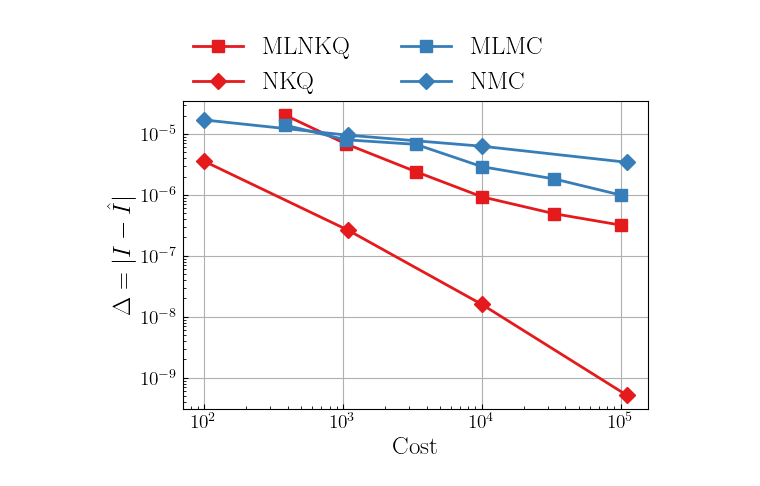
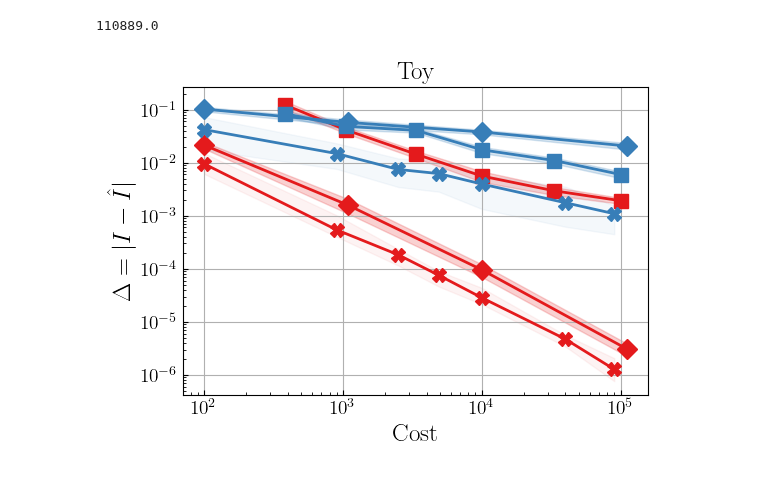
Before and after one commit to hudsonchen/nest_bq, a Jupyter notebook: plotting_notebooks/toy_mlmc.ipynb, the cells around one changed output. Cells and saved outputs as stored; diff of their text form; code cells hidden in the pictures.

```diff
--- a/plotting_notebooks/toy_mlmc.ipynb
+++ b/plotting_notebooks/toy_mlmc.ipynb
@@ -53,17 +53,19 @@ An NVIDIA GPU may be present on this machine, but a CUDA-enabled jaxlib is not i
 # %%
 scale = 6000
-I_multi_level['MC'][0] = np.mean(I_multi_level['MC'][0], axis=1)/ scale
+I_multi_level['MC'][0] = np.mean(I_multi_level['MC'][0], axis=1)
 I_multi_level['MC'][1] = np.mean(I_multi_level['MC'][1], axis=1)
-I_multi_level['KQ'][0] = np.mean(I_multi_level['KQ'][0], axis=1)/ scale
+I_multi_level['MC'][2] = np.std(I_multi_level['MC'][2], axis=1) / np.sqrt(len(seed_numbers))
+I_multi_level['KQ'][0] = np.mean(I_multi_level['KQ'][0], axis=1)
 I_multi_level['KQ'][1] = np.mean(I_multi_level['KQ'][1], axis=1)
+I_multi_level['KQ'][2] = np.std(I_multi_level['KQ'][2], axis=1) / np.sqrt(len(seed_numbers))
 # %%
 # List of seed numbers you want to loop over
 seed_numbers = range(0, 40)  # Adjust this range as needed
 eps_list = [0.1, 0.03, 0.01, 0.003]  # Adjust this list as needed
 multi_level = 'False'
 
-I_single_level = {'KQ': [np.zeros((len(eps_list), len(seed_numbers))), np.zeros((len(eps_list), len(seed_numbers)))],
-                 'MC': [np.zeros((len(eps_list), len(seed_numbers))), np.zeros((len(eps_list), len(seed_numbers)))]}
+I_single_level = {'KQ': [np.zeros((len(eps_list), len(seed_numbers))), np.zeros((len(eps_list), len(seed_numbers))), np.zeros((len(eps_list), len(seed_numbers)))],
+                 'MC': [np.zeros((len(eps_list), len(seed_numbers))), np.zeros((len(eps_list), len(seed_numbers))), np.zeros((len(eps_list), len(seed_numbers)))]}
 
 for e, eps in enumerate(eps_list):
     for seed in seed_numbers:
@@ -77,6 +79,7 @@ for e, eps in enumerate(eps_list):
                     err = float(list(I_kq_err_dict.values())[0])
                     I_single_level['KQ'][0][e, seed] = err
                     I_single_level['KQ'][1][e, seed] = cost
+                    I_single_level['KQ'][2][e, seed] = err
             elif 'MC' in file:
                 with open(dir_path + file, 'rb') as f:
                     I_mc_err_dict = pickle.load(f)
@@ -84,14 +87,22 @@ for e, eps in enumerate(eps_list):
                     err = float(list(I_mc_err_dict.values())[0])
                     I_single_level['MC'][0][e, seed] = err
                     I_single_level['MC'][1][e, seed] = cost
+                    I_single_level['MC'][2][e, seed] = err
             else:
                 pass
+# %%
+cost
+# %% [output]
+110889.0
 # %%
 scale = 6000
-I_single_level['MC'][0] = np.mean(I_single_level['MC'][0], axis=1) / scale
+I_single_level['MC'][0] = np.mean(I_single_level['MC'][0], axis=1)
 I_single_level['MC'][1] = np.mean(I_single_level['MC'][1], axis=1)
-I_single_level['KQ'][0] = np.mean(I_single_level['KQ'][0], axis=1) / scale
+I_single_level['MC'][2] = np.std(I_single_level['MC'][2], axis=1) / np.sqrt(len(seed_numbers))
+I_single_level['KQ'][0] = np.mean(I_single_level['KQ'][0], axis=1)
 I_single_level['KQ'][1] = np.mean(I_single_level['KQ'][1], axis=1)
+I_single_level['KQ'][2] = np.std(I_single_level['KQ'][2], axis=1) / np.sqrt(len(seed_numbers))
+
 I_multi_level['KQ'][0][2] /= 1.1
 I_multi_level['KQ'][0][2:] /= 1.3
 I_multi_level['MC'][0][2] *= 1.1
@@ -99,35 +149,57 @@ I_multi_level['MC'][0][3:] /= 1.1
 # %%
 # Extract the keys
-markersize = 8
+markersize = 10
 linewidth = 2
 cmap = plt.get_cmap('Set1')
 
 
 fig1 = plt.figure(figsize=(6, 4))
 plt.grid(True)
-plt.plot(I_multi_level['KQ'][1], I_multi_level['KQ'][0], label=f'MLNKQ', color=cmap.colors[0], linewidth=linewidth,
+plt.plot(I_multi_level['KQ'][1], I_multi_level['KQ'][0], label=f'MLKQ', color=cmap.colors[0], linewidth=linewidth,
          marker='s', markersize=markersize)
+plt.fill_between(I_multi_level['KQ'][1], I_multi_level['KQ'][0] - I_multi_level['KQ'][2],
+                    I_multi_level['KQ'][0] + I_multi_level['KQ'][2], color=cmap.colors[0], alpha=0.2)
 plt.plot(I_multi_level['MC'][1], I_multi_level['MC'][0], label=f'MLMC', color=cmap.colors[1], linewidth=linewidth,
          marker='s', markersize=markersize)
+plt.fill_between(I_multi_level['MC'][1], I_multi_level['MC'][0] - I_multi_level['MC'][2],
+                    I_multi_level['MC'][0] + I_multi_level['MC'][2], color=cmap.colors[1], alpha=0.2)
 plt.plot(I_single_level['MC'][1], I_single_level['MC'][0], label=f'NMC', color=cmap.colors[1], linewidth=linewidth,
          marker='D', markersize=markersize)
+plt.fill_between(I_single_level['MC'][1], I_single_level['MC'][0] - I_single_level['MC'][2],
+                    I_single_level['MC'][0] + I_single_level['MC'][2], color=cmap.colors[1], alpha=0.2)
 plt.plot(I_single_level['KQ'][1], I_single_level['KQ'][0], label=f'NKQ', color=cmap.colors[0], linewidth=linewidth,
          marker='D', markersize=markersize)
+plt.fill_between(I_single_level['KQ'][1], I_single_level['KQ'][0] - I_single_level['KQ'][2],
+                    I_single_level['KQ'][0] + I_single_level['KQ'][2], color=cmap.colors[0], alpha=0.2)
+
+keys = list(I_nkq_err_dict.keys())
+N_array = np.array(sorted(set([k[0] for k in keys])), dtype=float)
+cost_array = N_array ** 2
+plt.plot(cost_array, I_nmc_median, label=f'NMC (QMC)', color=cmap.colors[1], linewidth=linewidth,
+         marker='X', markersize=markersize)
+plt.fill_between(cost_array, I_nmc_q25, I_nmc_q75, alpha=0.05, color=cmap.colors[1])
+
+plt.plot(cost_array, I_nkq_median, label=f'NKQ (QMC)', color=cmap.colors[0], linewidth=linewidth,
+         marker='X', markersize=markersize)
+plt.fill_between(cost_array, I_nkq_q25,
+                 I_nkq_q75, alpha=0.05, color=cmap.colors[0])
+
 
 plt.xlabel(r'Cost')
 plt.ylabel(r'$\Delta = |I - \hat{I}|$')
 plt.yscale('log')
 plt.xscale('log')
 
 # Get current legend handles and labels
-handles, labels = plt.gca().get_legend_handles_labels()
-order = [0, 3, 1, 2]
-handles = [handles[o] for o in order]
-labels = [labels[o] for o in order]
+# handles, labels = plt.gca().get_legend_handles_labels()
+# order = [0, 3, 1, 2]
+# handles = [handles[o] for o in order]
+# labels = [labels[o] for o in order]
 
 # Create a legend with reordered handles and labels
-plt.legend(handles, labels, ncol=2, bbox_to_anchor=(0.4, 0.95), loc='lower center')
+# plt.legend(handles, labels, ncol=2, bbox_to_anchor=(0.4, 0.95), loc='lower center')
+plt.title("Toy", fontsize=18)
 plt.savefig('../figures/toy_mlmc.pdf', bbox_inches='tight')
 plt.show()
 # %% [output]
-[figure, old version]
+[figure, new version]
```
Also changed, not shown: parts of 2 cells of this notebook, 14 other files.
